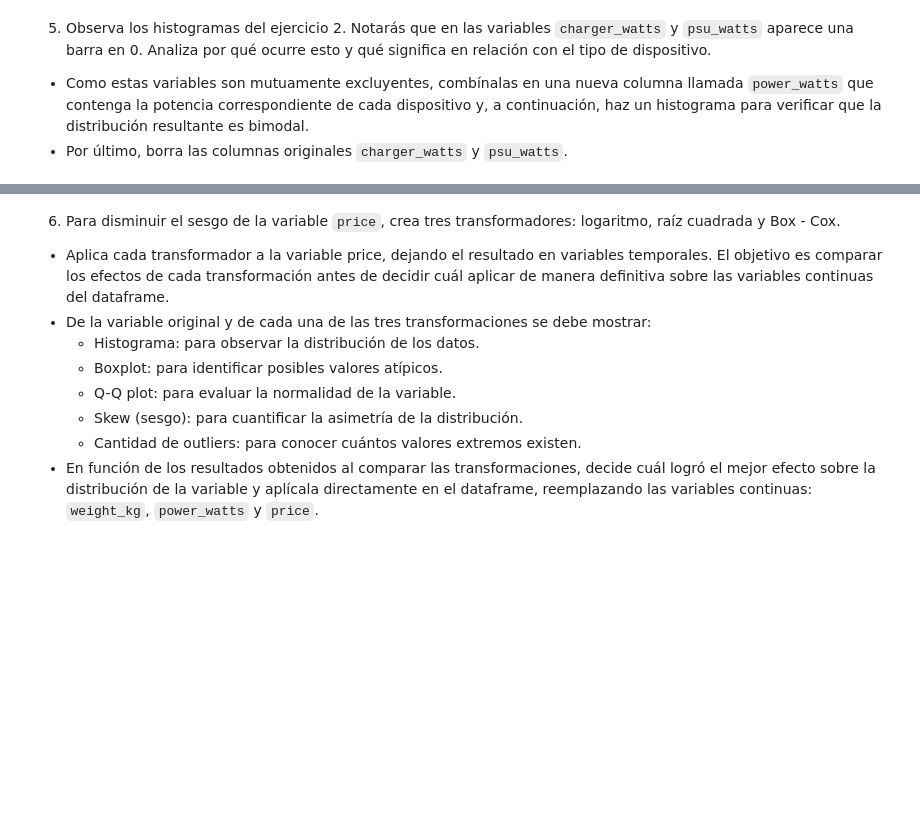
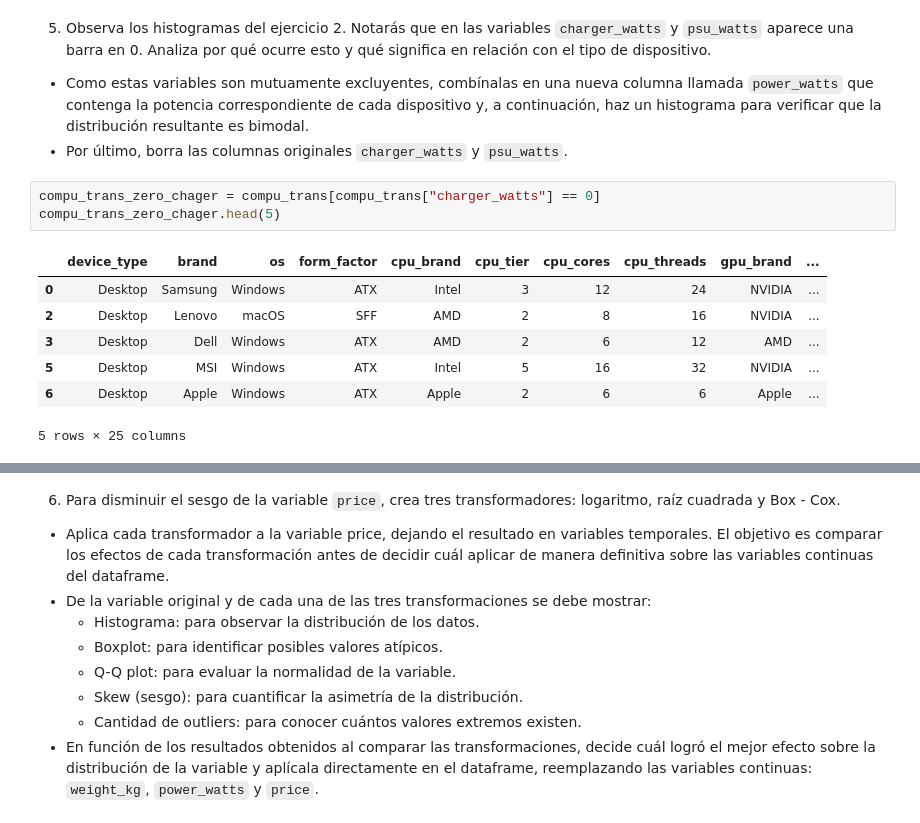
Before and after one commit to carloshgalvan95/Ciencia_Analitica_Datos, a Jupyter notebook: Modules/03_module/actividades/06_actividad/Actividad6FE.ipynb, the cells around one changed output, grey strips where cells are left out. Drawn from its saved outputs; the diff is of its cells as text; blank space fills up the shorter version.

```diff
--- a/Modules/03_module/actividades/06_actividad/Actividad6FE.ipynb
+++ b/Modules/03_module/actividades/06_actividad/Actividad6FE.ipynb
@@ -441,3 +511,14 @@ vars_a_conservar = [
 5. Observa los histogramas del ejercicio 2. Notarás que en las variables `charger_watts` y `psu_watts` aparece una barra en 0. Analiza por qué ocurre esto y qué significa en relación con el tipo de dispositivo.
 * Como estas variables son mutuamente excluyentes, combínalas en una nueva columna llamada `power_watts` que contenga la potencia correspondiente de cada dispositivo y, a continuación, haz un histograma para verificar que la distribución resultante es bimodal.
 * Por último, borra las columnas originales `charger_watts` y `psu_watts`.
+# %%
+compu_trans_zero_chager = compu_trans[compu_trans["charger_watts"] == 0]
+compu_trans_zero_chager.head(5)
+# %% [output]
+|  | device_type | brand | os | form_factor | cpu_brand | cpu_tier | cpu_cores | cpu_threads | gpu_brand | ... |
+| 0 | Desktop | Samsung | Windows | ATX | Intel | 3 | 12 | 24 | NVIDIA | ... |
+| 2 | Desktop | Lenovo | macOS | SFF | AMD | 2 | 8 | 16 | NVIDIA | ... |
+| 3 | Desktop | Dell | Windows | ATX | AMD | 2 | 6 | 12 | AMD | ... |
+| 5 | Desktop | MSI | Windows | ATX | Intel | 5 | 16 | 32 | NVIDIA | ... |
+| 6 | Desktop | Apple | Windows | ATX | Apple | 2 | 6 | 6 | Apple | ... |
+5 rows × 25 columns
```
Also changed, not shown: parts of 11 cells of this notebook.
